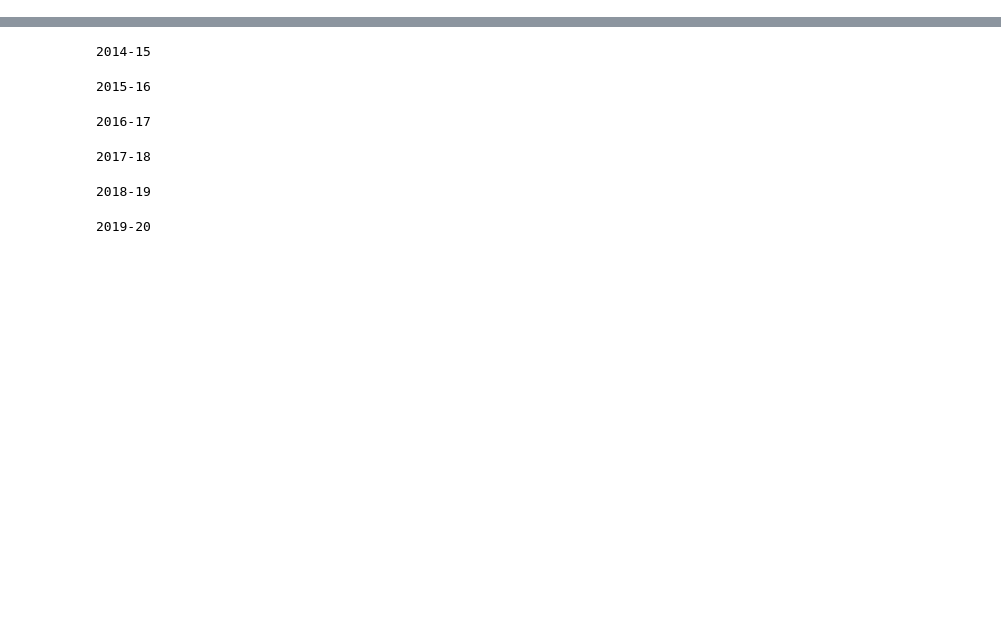
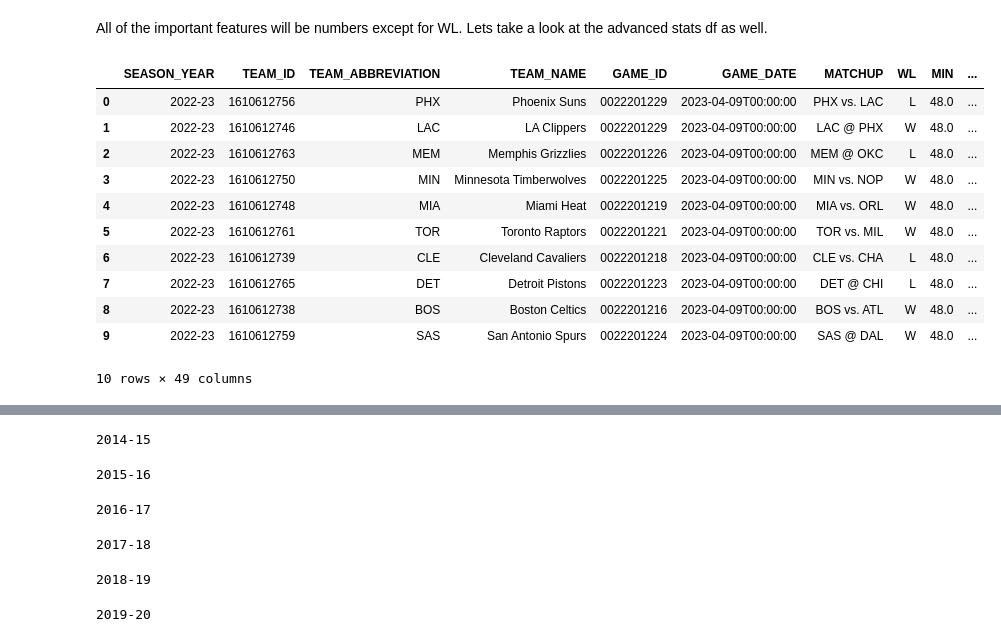
Before and after one commit to jeffreyzhao32/NBA_prediction_model, a Jupyter notebook: NBA_prediction.ipynb, the cells around one changed output, grey strips where cells are left out. Saved outputs shown, nothing was run; the diff lists cells and outputs as text; code cells hidden in the pictures; blank space fills up the shorter version.

```diff
--- a/NBA_prediction.ipynb
+++ b/NBA_prediction.ipynb
@@ -12,0 +84,19 @@ Let's first take a look at the regular stats of a nba game
+# %% [markdown]
+All of the important features will be numbers except for WL. Lets take a look at the advanced stats df as well.
+# %%
+advanced_stats = TeamGameLogs(season_nullable = season, season_type_nullable = 'Regular Season', measure_type_player_game_logs_nullable = 'Advanced')
+advanced_stats_df = advanced_stats.get_data_frames()[0]
+advanced_stats_df.head(10)
+# %% [output]
+|  | SEASON_YEAR | TEAM_ID | TEAM_ABBREVIATION | TEAM_NAME | GAME_ID | GAME_DATE | MATCHUP | WL | MIN | ... |
+| 0 | 2022-23 | 1610612756 | PHX | Phoenix Suns | 0022201229 | 2023-04-09T00:00:00 | PHX vs. LAC | L | 48.0 | ... |
+| 1 | 2022-23 | 1610612746 | LAC | LA Clippers | 0022201229 | 2023-04-09T00:00:00 | LAC @ PHX | W | 48.0 | ... |
+| 2 | 2022-23 | 1610612763 | MEM | Memphis Grizzlies | 0022201226 | 2023-04-09T00:00:00 | MEM @ OKC | L | 48.0 | ... |
+| 3 | 2022-23 | 1610612750 | MIN | Minnesota Timberwolves | 0022201225 | 2023-04-09T00:00:00 | MIN vs. NOP | W | 48.0 | ... |
+| 4 | 2022-23 | 1610612748 | MIA | Miami Heat | 0022201219 | 2023-04-09T00:00:00 | MIA vs. ORL | W | 48.0 | ... |
+| 5 | 2022-23 | 1610612761 | TOR | Toronto Raptors | 0022201221 | 2023-04-09T00:00:00 | TOR vs. MIL | W | 48.0 | ... |
+| 6 | 2022-23 | 1610612739 | CLE | Cleveland Cavaliers | 0022201218 | 2023-04-09T00:00:00 | CLE vs. CHA | L | 48.0 | ... |
+| 7 | 2022-23 | 1610612765 | DET | Detroit Pistons | 0022201223 | 2023-04-09T00:00:00 | DET @ CHI | L | 48.0 | ... |
+| 8 | 2022-23 | 1610612738 | BOS | Boston Celtics | 0022201216 | 2023-04-09T00:00:00 | BOS vs. ATL | W | 48.0 | ... |
+| 9 | 2022-23 | 1610612759 | SAS | San Antonio Spurs | 0022201224 | 2023-04-09T00:00:00 | SAS @ DAL | W | 48.0 | ... |
+10 rows × 49 columns
```
Also changed, not shown: parts of 8 cells of this notebook, 2 other files.
